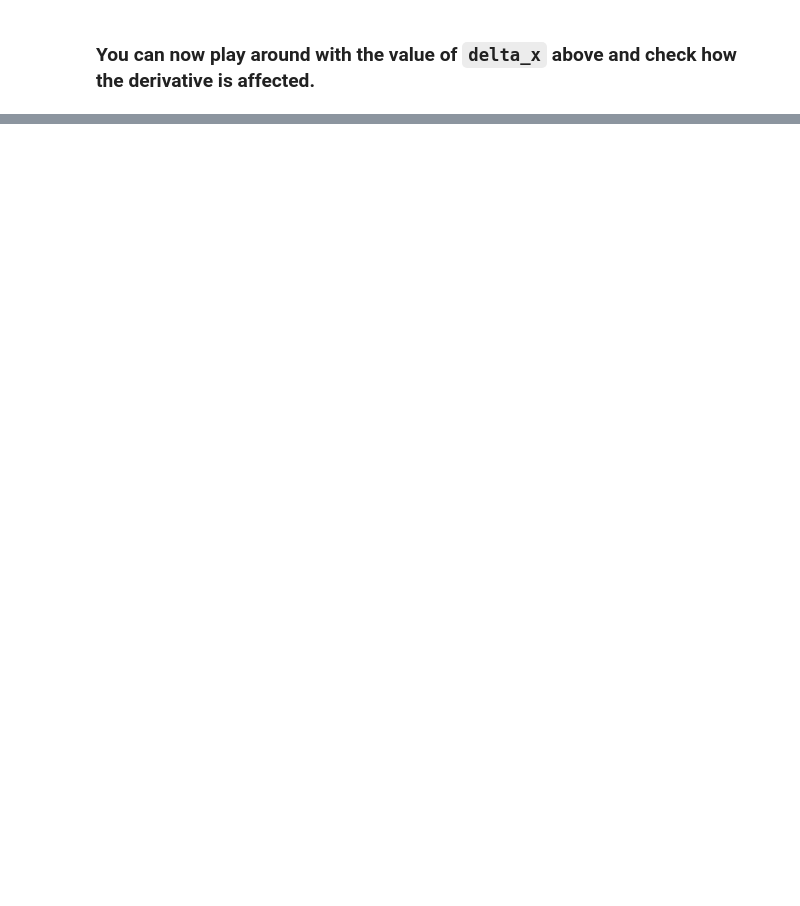
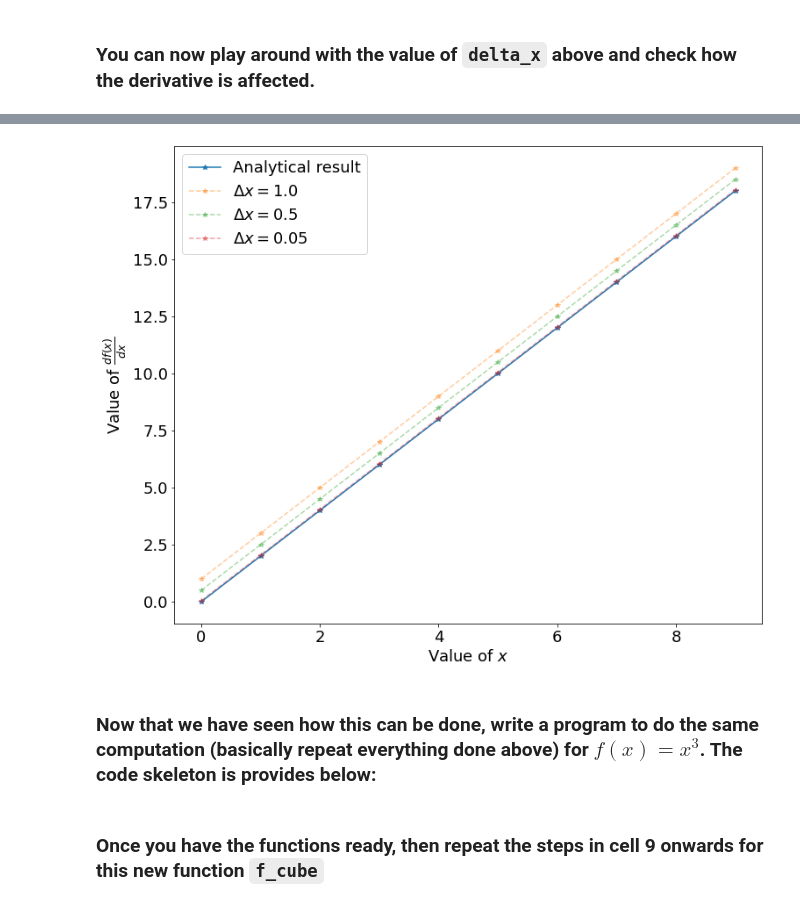
Before and after one commit to shaonghosh/notebooks_PHYS191, a Jupyter notebook: Computing_derivatives.ipynb, the cells around one changed output, grey strips where cells are left out. Saved outputs shown, nothing was run; the diff lists cells and outputs as text; code cells hidden in the pictures; blank space fills up the shorter version.

Commit message:
Added plotting of the results

```diff
--- a/Computing_derivatives.ipynb
+++ b/Computing_derivatives.ipynb
@@ -69,0 +105,27 @@ for x in x_values:
+# %%
+df_dx_1 = []
+df_dx_2 = []
+df_dx_3 = []
+analytical = []
+for x in x_values:
+    # We will append to the above lists the values of the derivatives we computing below.
+    df_dx_1.append(compute_deriv(x, 1)) # for the first case
+    df_dx_2.append(compute_deriv(x, 0.5)) # for the second case
+    df_dx_3.append(compute_deriv(x, 0.05)) # for the third case
+    analytical.append(2*x)
+# %%
+import pylab as pl ## Plotting module needs to be imported, since it is not available by default in Python
+pl.rcParams.update({'font.size': 18}) # Sets font-size of the plot
+pl.figure(figsize=(12,10)) # Sets size of the figure
+pl.plot(x_values, analytical, '*-', label="Analytical result") # Plots the analytical expression
+pl.plot(x_values, df_dx_1, '*--', label="$\\Delta x = 1.0$", alpha=0.4) # Plots the largest delta_x
+pl.plot(x_values, df_dx_2, '*--', label="$\\Delta x = 0.5$", alpha=0.4) # Plots the intermediate delta_x
+pl.plot(x_values, df_dx_3, '*--', label="$\\Delta x = 0.05$", alpha=0.4) # # Plots the smallest delta_x
+pl.xlabel('Value of $x$') # Set the label on the x-axis
+pl.ylabel('Value of $\\frac{df(x)}{dx}$') # Set the label on the y-axis
+pl.legend() # Set the legend
+pl.show() # display the plot (not required for the notebook... but good to know for general purpose)
+# %% [output]
+[figure, added]
+# %% [markdown]
+### Now that we have seen how this can be done, write a program to do the same computation (basically repeat everything done above) for $f(x) = x^3$. The code skeleton is provides below:
@@ -69,0 +146,2 @@ for x in x_values:
+# %% [markdown]
+### Once you have the functions ready, then repeat the steps in cell 9 onwards for this new function `f_cube`
```
Also changed, not shown: parts of 5 cells of this notebook.
